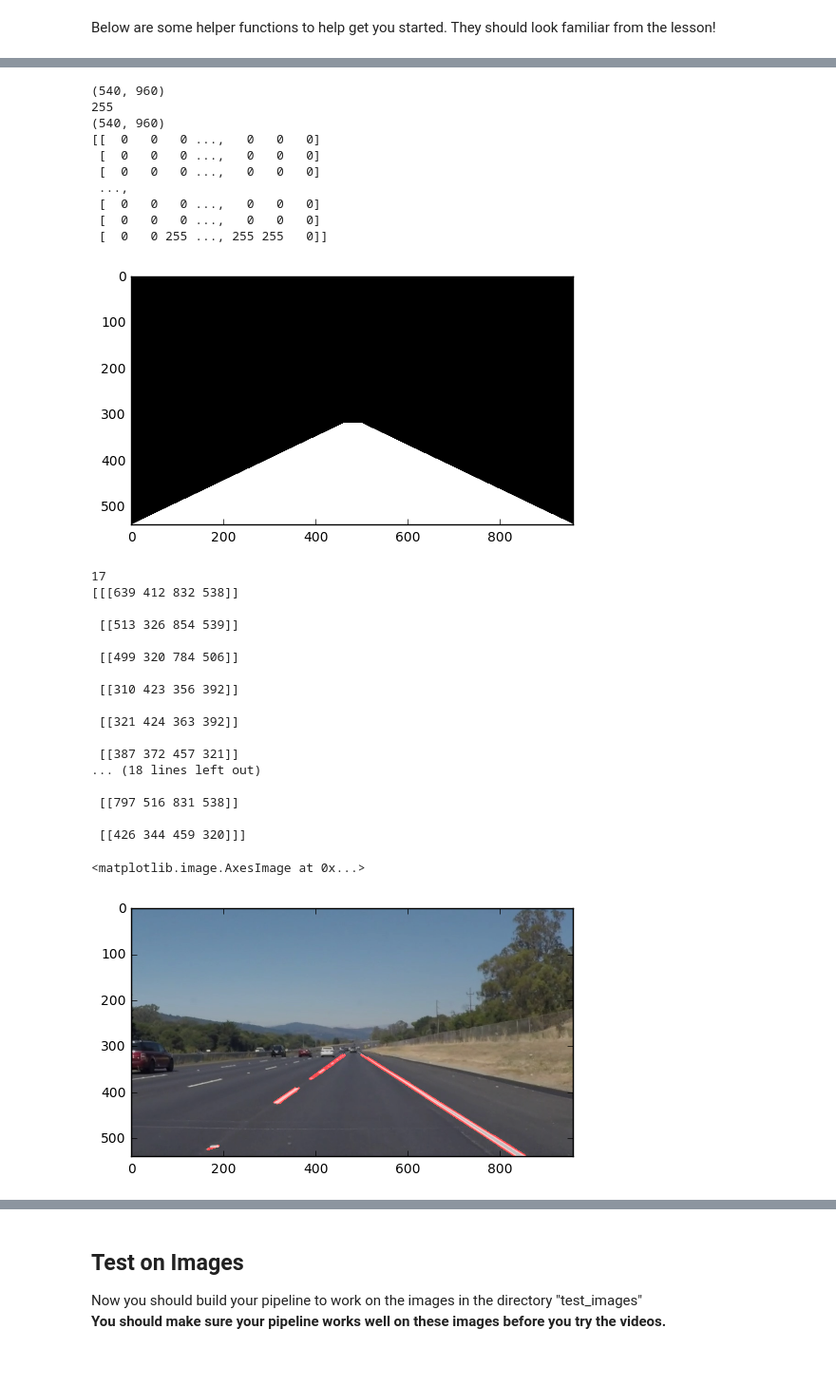
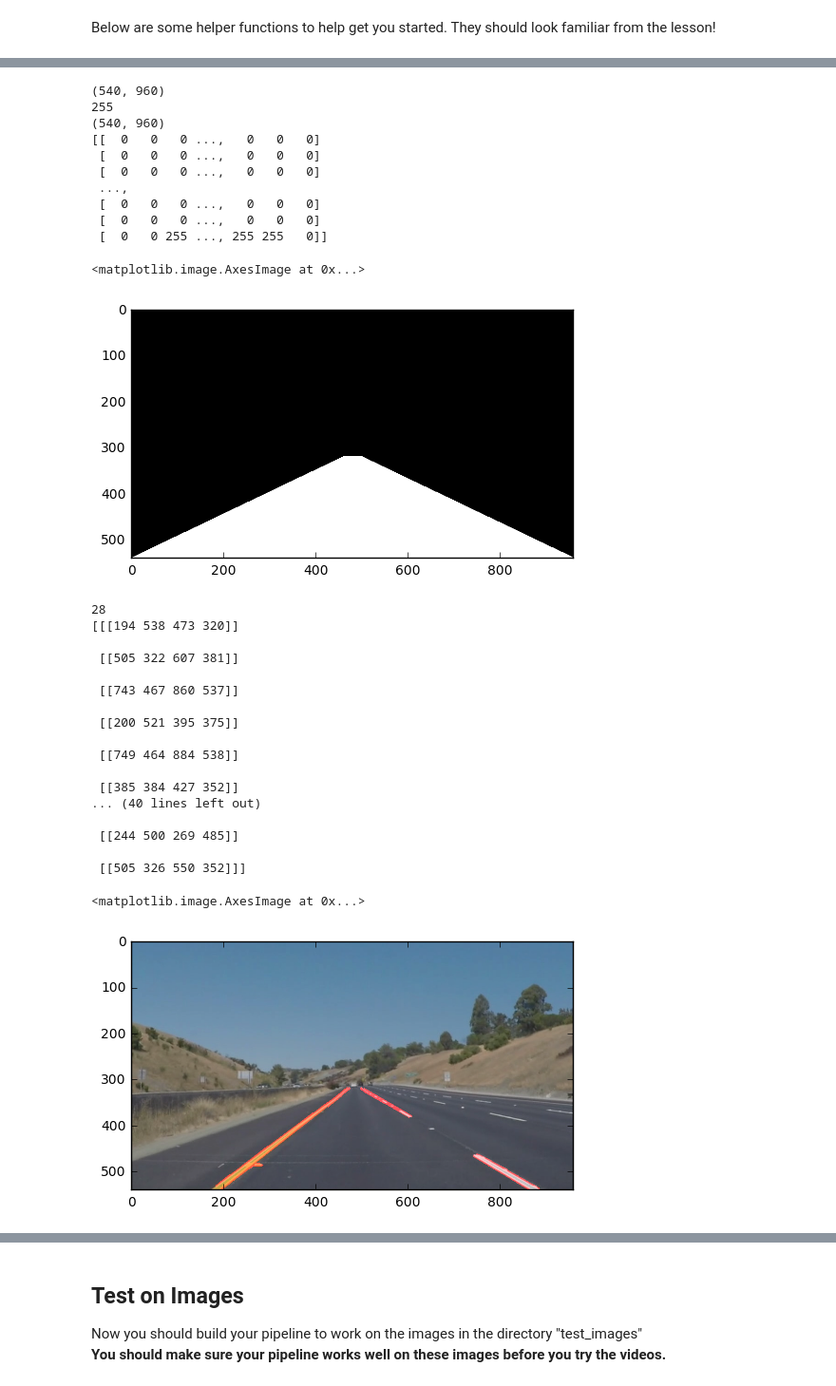
Before and after one commit to tsenying/CarND-LaneLines-P1, a Jupyter notebook: P1.ipynb, the cells around one changed output, grey strips where cells are left out. Shown at 95% size. Saved outputs shown, nothing was run; the diff lists cells and outputs as text; code cells hidden in the pictures.

```diff
--- a/P1.ipynb
+++ b/P1.ipynb
@@ -40,7 +40,7 @@ import cv2
 %matplotlib inline
 # %%
 #reading in an image
-image = mpimg.imread('test_images/solidWhiteRight.jpg')
+image = mpimg.imread('test_images/whiteCarLaneSwitch.jpg')
 #printing out some stats and plotting
 print('This image is:', type(image), 'with dimesions:', image.shape)
 plt.imshow(image)  #call as plt.imshow(gray, cmap='gray') to show a grayscaled image
@@ -242,42 +242,55 @@ plt.imshow(mask, cmap='Greys_r')
  [  0   0   0 ...,   0   0   0]
  [  0   0   0 ...,   0   0   0]
  [  0   0 255 ..., 255 255   0]]
+<matplotlib.image.AxesImage at 0x...>
 [figure]
+# %%
+def hough_lines_orig(img, rho, theta, threshold, min_line_len, max_line_gap):
+    """
+    `img` should be the output of a Canny transform.
+
+    Returns an image with hough lines drawn.
+    """
+    lines = cv2.HoughLinesP(img, rho, theta, threshold, np.array([]), minLineLength=min_line_len, maxLineGap=max_line_gap)
+
+    line_img = np.zeros((img.shape[0], img.shape[1], 3), dtype=np.uint8)
+    draw_lines(line_img, lines)
+    return line_img, lines
 # %%
 # Define the Hough transform parameters
 # Make a blank the same size as our image to draw on
 rho = 2
 theta = np.pi/180
 threshold = 15
 min_line_len = 25
 max_line_gap = 20
 
-line_image, lines = hough_lines(masked_edges, rho, theta, threshold, min_line_len, max_line_gap)
+line_image, lines = hough_lines_orig(masked_edges, rho, theta, threshold, min_line_len, max_line_gap)
 print(len(lines))
 print(lines)
 
 combo = weighted_img(line_image, image, α=0.8, β=1., λ=0.)
 plt.imshow(combo)
 # %% [output]
-17
-[[[639 412 832 538]]
+28
+[[[194 538 473 320]]
 
- [[513 326 854 539]]
+ [[505 322 607 381]]
 
- [[499 320 784 506]]
+ [[743 467 860 537]]
 
- [[310 423 356 392]]
+ [[200 521 395 375]]
 
- [[321 424 363 392]]
+ [[749 464 884 538]]
 
- [[387 372 457 321]]
-... (18 lines left out)
+ [[385 384 427 352]]
+... (40 lines left out)
 
- [[797 516 831 538]]
+ [[244 500 269 485]]
 
- [[426 344 459 320]]]
+ [[505 326 550 352]]]
 <matplotlib.image.AxesImage at 0x...>
-[figure, old version]
+[figure, new version]
 # %%
 
 def extrapolate_line( line, img_shape ):
```
Also changed, not shown: parts of 12 cells of this notebook.
